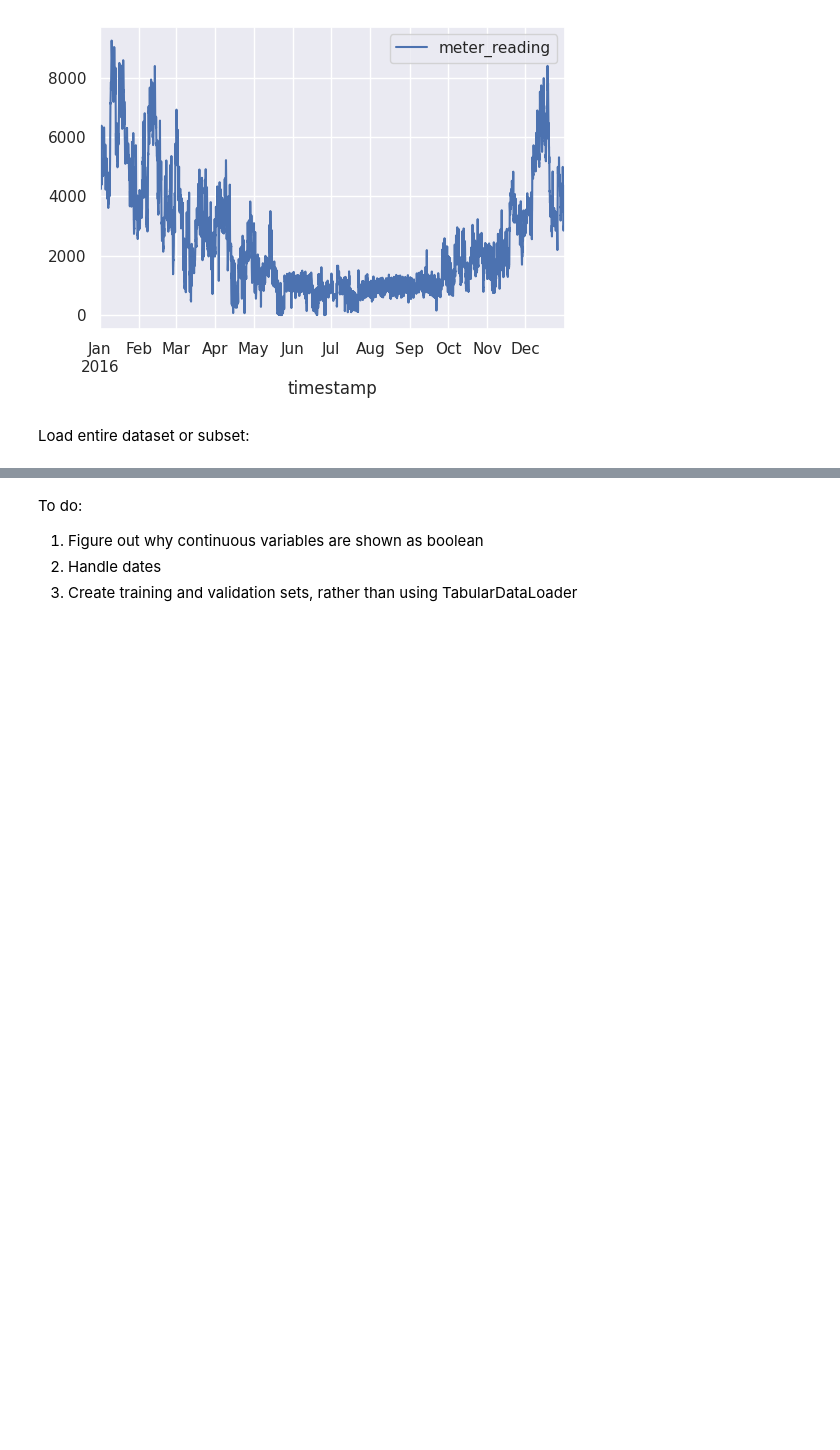
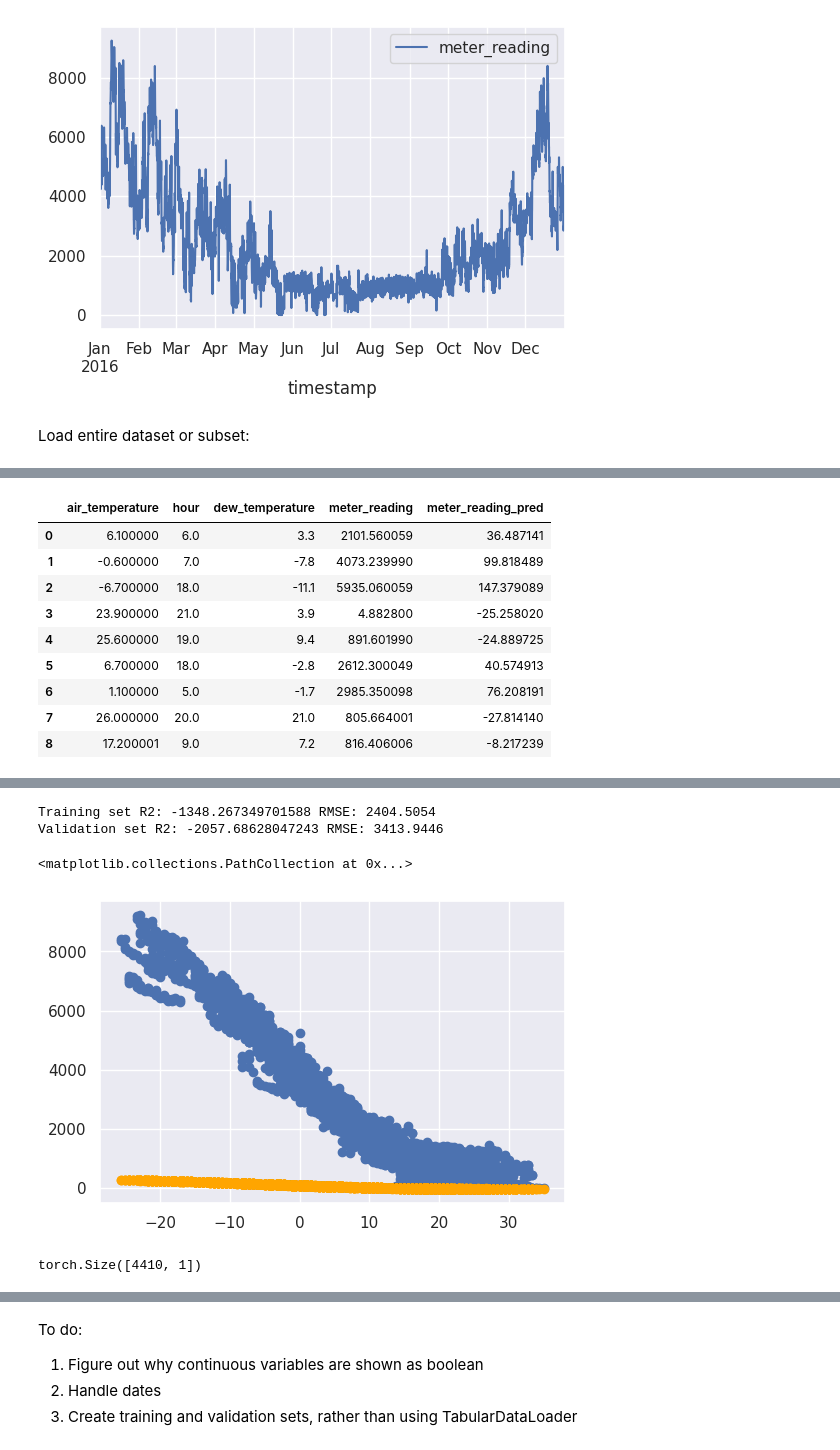
Before and after one commit to fastai-energetic-engineering/ashrae, a Jupyter notebook: ASHRAE_energy_fastai.ipynb, the cells around one changed output, grey strips where cells are left out. Cells and saved outputs as stored; diff of their text form; code cells hidden in the pictures; blank space fills up the shorter version.

```diff
--- a/ASHRAE_energy_fastai.ipynb
+++ b/ASHRAE_energy_fastai.ipynb
@@ -237,0 +219,16 @@ learn.show_results()
+# %%
+learn.show_results()
+from sklearn.metrics import mean_squared_error, r2_score
+
+xs,y = to1.train.xs,to1.train.y
+valid_xs,valid_y = to1.valid.xs,to1.valid.y
+
+y_pred,y_targs = learn.get_preds(ds_idx=0)
+valid_y_pred,valid_y_targs = learn.get_preds()
+
+print("Training set R2: " + str(r2_score(y_pred.detach().numpy(), y)) + " RMSE: " + str(mean_squared_error(y_pred.detach().numpy(), y, squared=False)))
+print("Validation set R2: " + str(r2_score(valid_y_pred.detach().numpy(), valid_y)) + " RMSE: " + str(mean_squared_error(valid_y_pred.detach().numpy(), valid_y, squared=False)))
+
+plt.scatter(valid_xs['air_temperature'], valid_y)
+plt.scatter(valid_xs['air_temperature'], valid_y_pred.detach().numpy(), color='orange')
+# %% [output]
@@ -237,0 +236,10 @@ learn.show_results()
+|  | air_temperature | hour | dew_temperature | meter_reading | meter_reading_pred |
+| 0 | 6.100000 | 6.0 | 3.3 | 2101.560059 | 36.487141 |
+| 1 | -0.600000 | 7.0 | -7.8 | 4073.239990 | 99.818489 |
+| 2 | -6.700000 | 18.0 | -11.1 | 5935.060059 | 147.379089 |
+| 3 | 23.900000 | 21.0 | 3.9 | 4.882800 | -25.258020 |
+| 4 | 25.600000 | 19.0 | 9.4 | 891.601990 | -24.889725 |
+| 5 | 6.700000 | 18.0 | -2.8 | 2612.300049 | 40.574913 |
+| 6 | 1.100000 | 5.0 | -1.7 | 2985.350098 | 76.208191 |
+| 7 | 26.000000 | 20.0 | 21.0 | 805.664001 | -27.814140 |
+| 8 | 17.200001 | 9.0 | 7.2 | 816.406006 | -8.217239 |
@@ -238,3 +248,11 @@ learn.show_results()
+Training set R2: -1348.267349701588 RMSE: 2404.5054
+Validation set R2: -2057.68628047243 RMSE: 3413.9446
+<matplotlib.collections.PathCollection at 0x...>
+[figure, added]
+# %%
+y_targs.shape
+# %% [output]
+torch.Size([4410, 1])
 # %%
 # Linear regression using scikit-learn
 from sklearn.linear_model import LinearRegression
```
Also changed, not shown: parts of 10 cells of this notebook.
